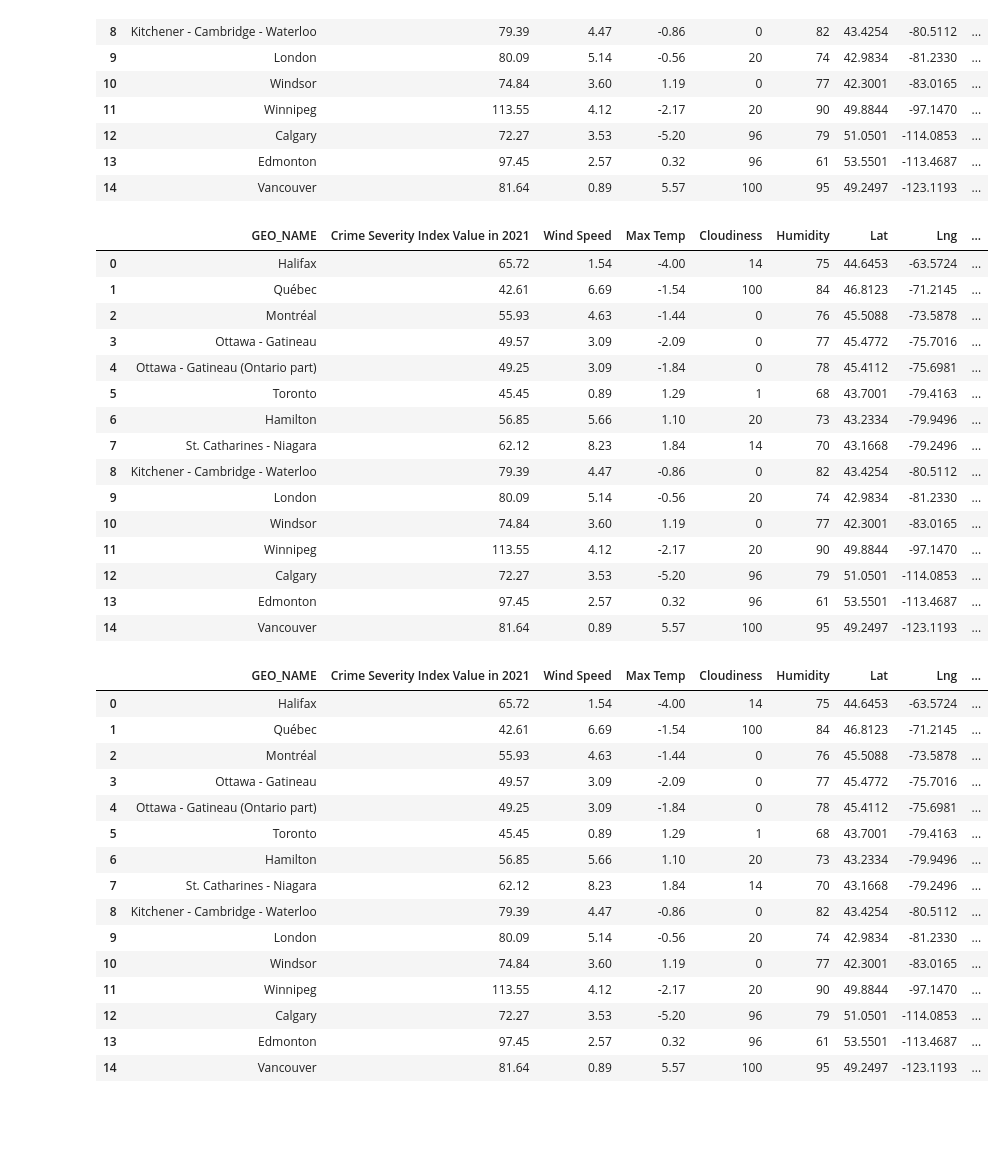
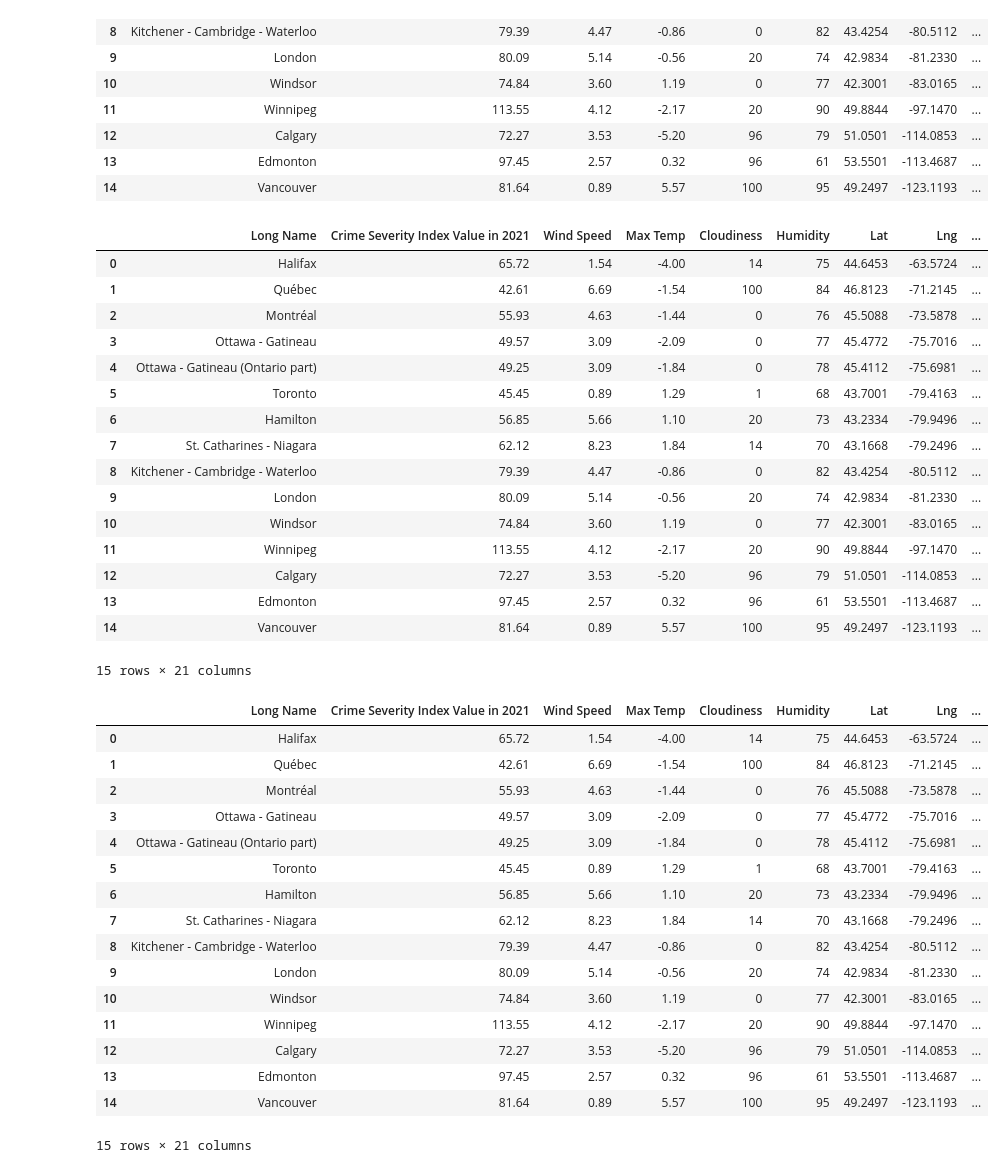
Before and after one commit to detmanski/Overview_Canada_Analysis, a Jupyter notebook: Merged.ipynb, the cells around one changed output. Cells and saved outputs as stored; diff of their text form; code cells hidden in the pictures; blank space fills up the shorter version.

Commit message:
changed merged.ipynb and merged_data.csv

```diff
--- a/Merged.ipynb
+++ b/Merged.ipynb
@@ -281,10 +281,10 @@ merged_df4
 | 13 | Edmonton | 97.45 | 2.57 | 0.32 | 96 | 61 | 53.5501 | -113.4687 | ... |
 | 14 | Vancouver | 81.64 | 0.89 | 5.57 | 100 | 95 | 49.2497 | -123.1193 | ... |
 # %%
-merged_df4['Median Income/Average Monthly Rent Cost'] = merged_df4.apply(lambda x: x['Median Income'] / x['Average monthly shelter costs for rented dwellings ($)'], axis=1)
+merged_df4['Percent of Income Spent on Shelter (Rent)'] = merged_df4.apply(lambda x:  (x['Average monthly shelter costs for rented dwellings ($)']/(x['Median Income']/12))*100, axis=1)
 merged_df4
 # %% [output]
-|  | GEO_NAME | Crime Severity Index Value in 2021 | Wind Speed | Max Temp | Cloudiness | Humidity | Lat | Lng | ... |
+|  | Long Name | Crime Severity Index Value in 2021 | Wind Speed | Max Temp | Cloudiness | Humidity | Lat | Lng | ... |
 | 0 | Halifax | 65.72 | 1.54 | -4.00 | 14 | 75 | 44.6453 | -63.5724 | ... |
 | 1 | Québec | 42.61 | 6.69 | -1.54 | 100 | 84 | 46.8123 | -71.2145 | ... |
 | 2 | Montréal | 55.93 | 4.63 | -1.44 | 0 | 76 | 45.5088 | -73.5878 | ... |
@@ -300,11 +300,12 @@ merged_df4
 | 12 | Calgary | 72.27 | 3.53 | -5.20 | 96 | 79 | 51.0501 | -114.0853 | ... |
 | 13 | Edmonton | 97.45 | 2.57 | 0.32 | 96 | 61 | 53.5501 | -113.4687 | ... |
 | 14 | Vancouver | 81.64 | 0.89 | 5.57 | 100 | 95 | 49.2497 | -123.1193 | ... |
+15 rows × 21 columns
 # %%
-merged_df4['Median Income/Average Monthly Shelter Cost for Owned Dwellings'] = merged_df4.apply(lambda x: x['Median Income'] / x['Average monthly shelter costs for owned dwellings ($)'], axis=1)
+merged_df4['Percent of Income Spent on Shelter (Owned)'] = merged_df4.apply(lambda x: (x ['Average monthly shelter costs for owned dwellings ($)']/( x['Median Income']/12))*100, axis=1)
 merged_df4
 # %% [output]
-|  | GEO_NAME | Crime Severity Index Value in 2021 | Wind Speed | Max Temp | Cloudiness | Humidity | Lat | Lng | ... |
+|  | Long Name | Crime Severity Index Value in 2021 | Wind Speed | Max Temp | Cloudiness | Humidity | Lat | Lng | ... |
 | 0 | Halifax | 65.72 | 1.54 | -4.00 | 14 | 75 | 44.6453 | -63.5724 | ... |
 | 1 | Québec | 42.61 | 6.69 | -1.54 | 100 | 84 | 46.8123 | -71.2145 | ... |
 | 2 | Montréal | 55.93 | 4.63 | -1.44 | 0 | 76 | 45.5088 | -73.5878 | ... |
@@ -320,6 +321,7 @@ merged_df4
 | 12 | Calgary | 72.27 | 3.53 | -5.20 | 96 | 79 | 51.0501 | -114.0853 | ... |
 | 13 | Edmonton | 97.45 | 2.57 | 0.32 | 96 | 61 | 53.5501 | -113.4687 | ... |
 | 14 | Vancouver | 81.64 | 0.89 | 5.57 | 100 | 95 | 49.2497 | -123.1193 | ... |
+15 rows × 21 columns
 # %%
 merged_df4.rename(columns={"GEO_NAME": "Long Name"}, inplace=True)
 # %%
```
Also changed, not shown: 1 other file.
